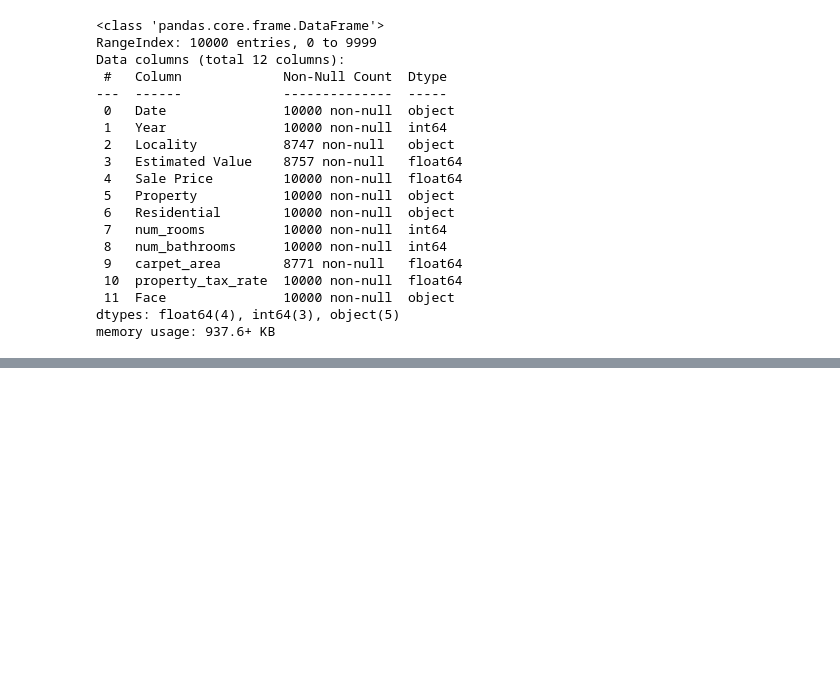
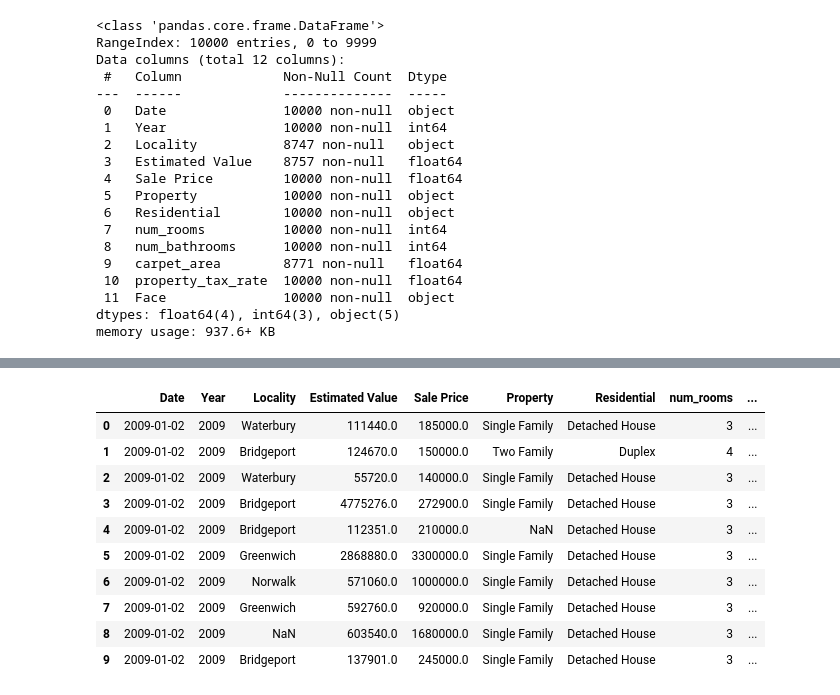
Before and after one commit to morpheus17201/MLP, a Jupyter notebook: Week01_GA2_Colab.ipynb, the cells around one changed output, grey strips where cells are left out. Saved outputs shown, nothing was run; the diff lists cells and outputs as text; code cells hidden in the pictures; blank space fills up the shorter version.

```diff
--- a/Week01_GA2_Colab.ipynb
+++ b/Week01_GA2_Colab.ipynb
@@ -4,7 +4,7 @@
 import pandas as pd
 import numpy as np
 # %%
-data_path = r'https://raw.githubusercontent.com/morpheus17201/MLP/refs/heads/main/Week1_GA_dataset.csv'
+data_path = r'https://raw.githubusercontent.com/morpheus17201/MLP/refs/heads/main/Week1_GA1.2_dataset.csv'
 # %%
 df = pd.read_csv(data_path)
 df.info()
@@ -164,0 +36,15 @@ df.dropna(thresh=df.shape[1]).shape[0]
+# %%
+df.replace('?', np.nan, inplace=True)
+df.head(10)
+# %% [output]
+|  | Date | Year | Locality | Estimated Value | Sale Price | Property | Residential | num_rooms | ... |
+| 0 | 2009-01-02 | 2009 | Waterbury | 111440.0 | 185000.0 | Single Family | Detached House | 3 | ... |
+| 1 | 2009-01-02 | 2009 | Bridgeport | 124670.0 | 150000.0 | Two Family | Duplex | 4 | ... |
+| 2 | 2009-01-02 | 2009 | Waterbury | 55720.0 | 140000.0 | Single Family | Detached House | 3 | ... |
+| 3 | 2009-01-02 | 2009 | Bridgeport | 4775276.0 | 272900.0 | Single Family | Detached House | 3 | ... |
+| 4 | 2009-01-02 | 2009 | Bridgeport | 112351.0 | 210000.0 | NaN | Detached House | 3 | ... |
+| 5 | 2009-01-02 | 2009 | Greenwich | 2868880.0 | 3300000.0 | Single Family | Detached House | 3 | ... |
+| 6 | 2009-01-02 | 2009 | Norwalk | 571060.0 | 1000000.0 | Single Family | Detached House | 3 | ... |
+| 7 | 2009-01-02 | 2009 | Greenwich | 592760.0 | 920000.0 | Single Family | Detached House | 3 | ... |
+| 8 | 2009-01-02 | 2009 | NaN | 603540.0 | 1680000.0 | Single Family | Detached House | 3 | ... |
+| 9 | 2009-01-02 | 2009 | Bridgeport | 137901.0 | 245000.0 | Single Family | Detached House | 3 | ... |
```
Also changed, not shown: parts of 45 cells of this notebook.
